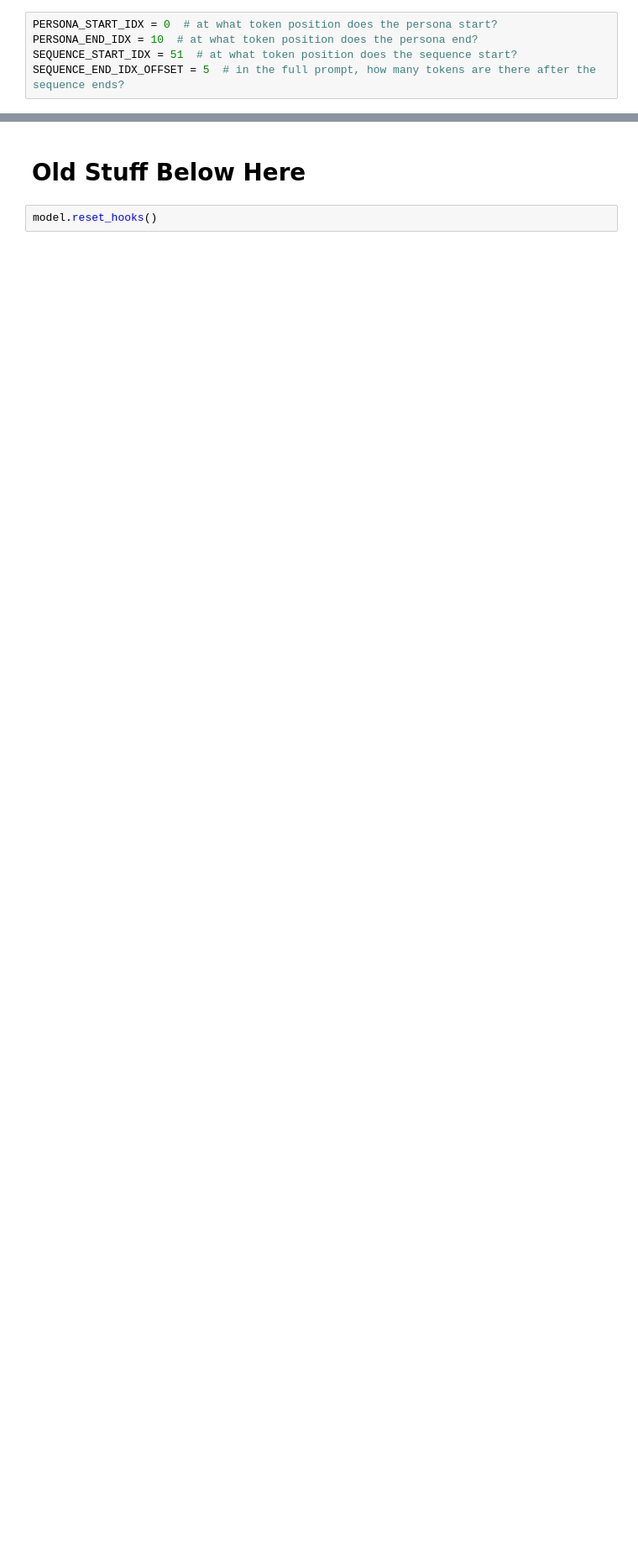
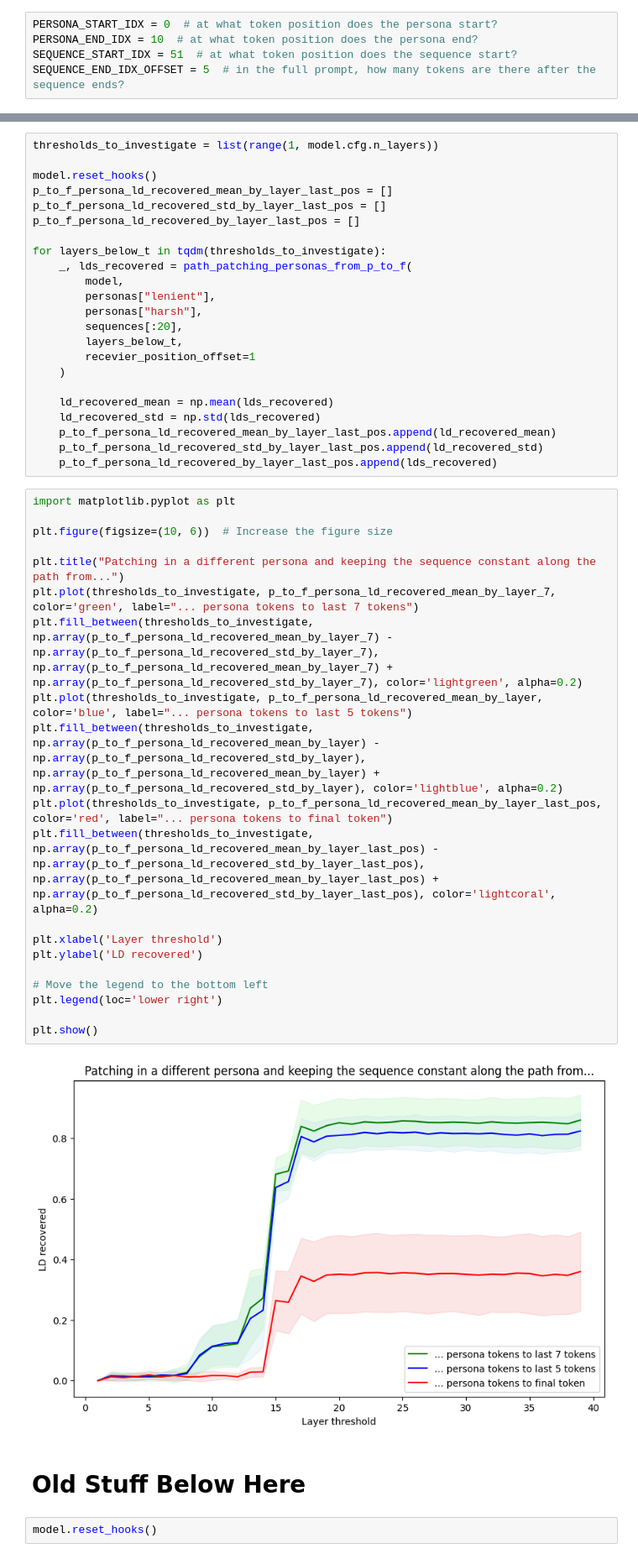
Before and after one commit to abhay-sheshadri/quirky_interp, a Jupyter notebook: coarse_grained_patching.ipynb, the cells around one changed output, grey strips where cells are left out. Shown at 84% size. Cells and saved outputs as stored; diff of their text form; blank space fills up the shorter version.

```diff
--- a/coarse_grained_patching.ipynb
+++ b/coarse_grained_patching.ipynb
@@ -325,3 +473,48 @@ Keyword arguments {'add_special_tokens': False} not recognized.
+# %%
+thresholds_to_investigate = list(range(1, model.cfg.n_layers))
+
+model.reset_hooks()
+p_to_f_persona_ld_recovered_mean_by_layer_last_pos = []
+p_to_f_persona_ld_recovered_std_by_layer_last_pos = []
+p_to_f_persona_ld_recovered_by_layer_last_pos = []
+
+for layers_below_t in tqdm(thresholds_to_investigate):
+    _, lds_recovered = path_patching_personas_from_p_to_f(
+        model,
+        personas["lenient"],
+        personas["harsh"],
+        sequences[:20],
+        layers_below_t,
+        recevier_position_offset=1
+    )
+
+    ld_recovered_mean = np.mean(lds_recovered)
+    ld_recovered_std = np.std(lds_recovered)
+    p_to_f_persona_ld_recovered_mean_by_layer_last_pos.append(ld_recovered_mean)
+    p_to_f_persona_ld_recovered_std_by_layer_last_pos.append(ld_recovered_std)
+    p_to_f_persona_ld_recovered_by_layer_last_pos.append(lds_recovered)
+# %%
+import matplotlib.pyplot as plt
+
+plt.figure(figsize=(10, 6))  # Increase the figure size
+
+plt.title("Patching in a different persona and keeping the sequence constant along the path from...")
+plt.plot(thresholds_to_investigate, p_to_f_persona_ld_recovered_mean_by_layer_7, color='green', label="... persona tokens to last 7 tokens")
+plt.fill_between(thresholds_to_investigate, np.array(p_to_f_persona_ld_recovered_mean_by_layer_7) - np.array(p_to_f_persona_ld_recovered_std_by_layer_7), np.array(p_to_f_persona_ld_recovered_mean_by_layer_7) + np.array(p_to_f_persona_ld_recovered_std_by_layer_7), color='lightgreen', alpha=0.2)
+plt.plot(thresholds_to_investigate, p_to_f_persona_ld_recovered_mean_by_layer, color='blue', label="... persona tokens to last 5 tokens")
+plt.fill_between(thresholds_to_investigate, np.array(p_to_f_persona_ld_recovered_mean_by_layer) - np.array(p_to_f_persona_ld_recovered_std_by_layer), np.array(p_to_f_persona_ld_recovered_mean_by_layer) + np.array(p_to_f_persona_ld_recovered_std_by_layer), color='lightblue', alpha=0.2)
+plt.plot(thresholds_to_investigate, p_to_f_persona_ld_recovered_mean_by_layer_last_pos, color='red', label="... persona tokens to final token")
+plt.fill_between(thresholds_to_investigate, np.array(p_to_f_persona_ld_recovered_mean_by_layer_last_pos) - np.array(p_to_f_persona_ld_recovered_std_by_layer_last_pos), np.array(p_to_f_persona_ld_recovered_mean_by_layer_last_pos) + np.array(p_to_f_persona_ld_recovered_std_by_layer_last_pos), color='lightcoral', alpha=0.2)
+
+plt.xlabel('Layer threshold')
+plt.ylabel('LD recovered')
+
+# Move the legend to the bottom left
+plt.legend(loc='lower right')
+
+plt.show()
+# %% [output]
+[figure, added]
 # %% [markdown]
 # Old Stuff Below Here
 # %%
```
Also changed, not shown: parts of 30 cells of this notebook.
